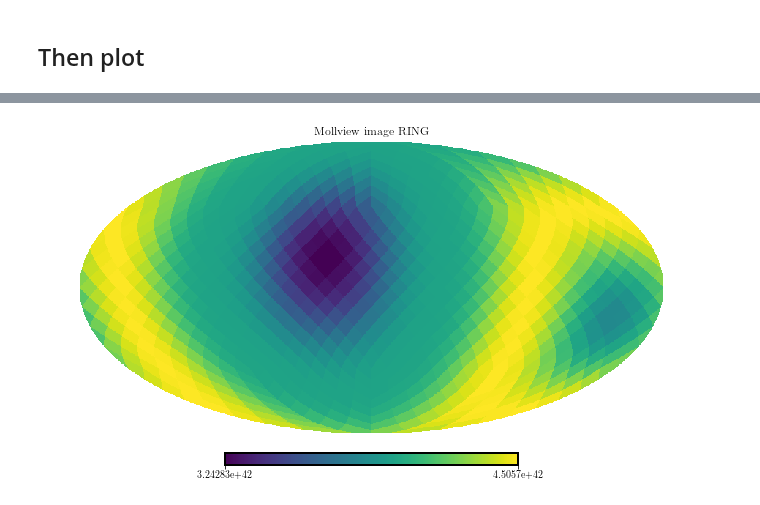
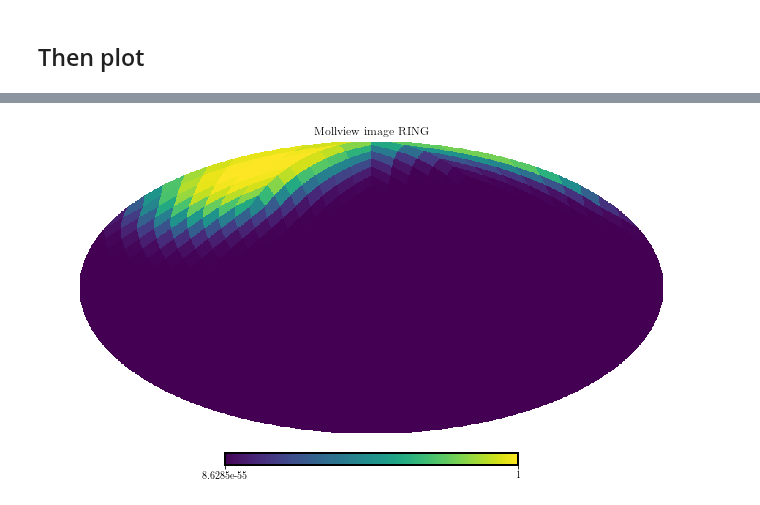
Before and after one commit to cajohare/CYGNUS, a Jupyter notebook: python/Plot_SI_limits.ipynb, the cells around one changed output, grey strips where cells are left out. Drawn from its saved outputs; the diff is of its cells as text; code cells hidden in the pictures.

```diff
--- a/python/Plot_SI_limits.ipynb
+++ b/python/Plot_SI_limits.ipynb
@@ -122,7 +154,6 @@ plt.show()
 # %%
-import healpy as hp
-RD_wimp = loadtxt('../code/RD_wimp_costh.dat')
-hp.mollview(RD_wimp, title="Mollview image RING")
+dat = loadtxt('../code/gauss.dat')
+hp.mollview(dat[:,0], title="Mollview image RING")
 plt.show()
 # %% [output]
-[figure, old version]
+[figure, new version]
```
Also changed, not shown: parts of 12 cells of this notebook, 21 other files.
